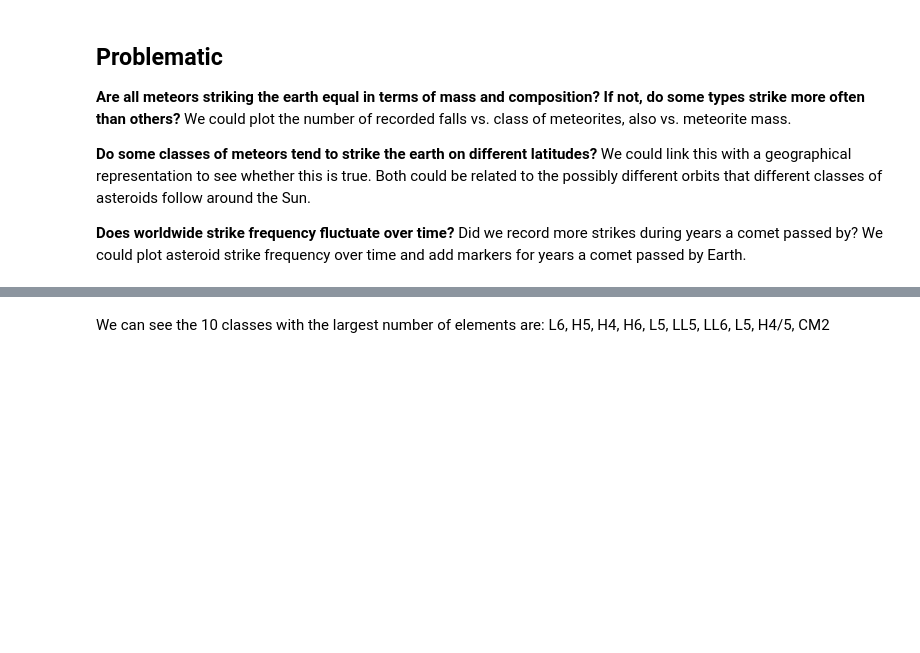
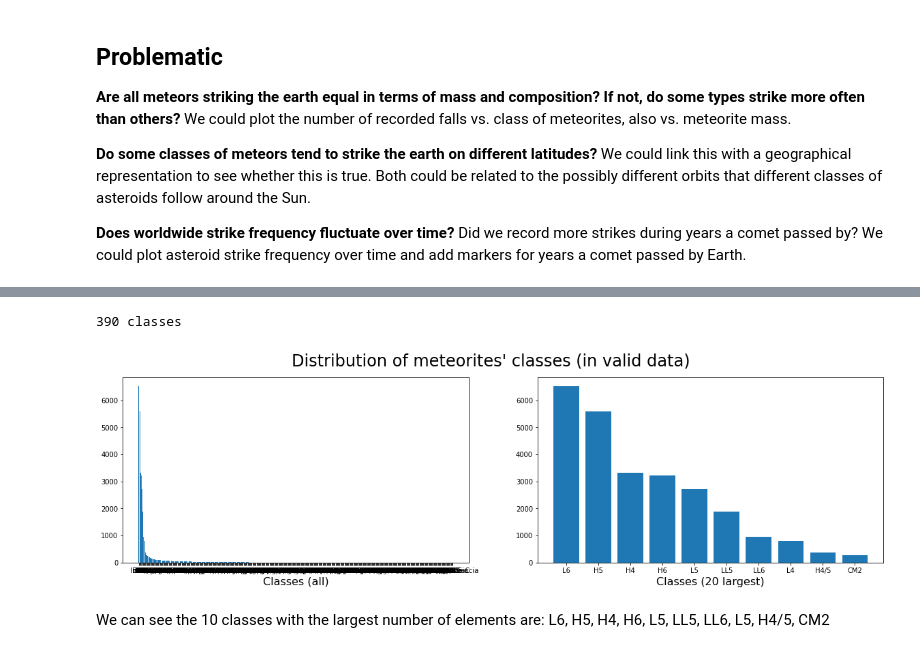
Before and after one commit to com-480-data-visualization/com-480-project-big-yoshi-club, a Jupyter notebook: MeteoriteLandings/Problematic and Data Analysis.ipynb, the cells around one changed output, grey strips where cells are left out. Drawn from its saved outputs; the diff is of its cells as text; code cells hidden in the pictures; blank space fills up the shorter version.

Commit message:
Do more statistics on meteorites, add environment setup

```diff
--- a/MeteoriteLandings/Problematic and Data Analysis.ipynb
+++ b/MeteoriteLandings/Problematic and Data Analysis.ipynb
@@ -166,2 +95,19 @@ Min mass = 0.01, max mass = 60000000.0
+# %%
+# Show some class statistics
+num_classes = valid_data.recclass.nunique()
+print(f"{num_classes} classes")
+
+# Plot distribution of classes
+fig, ax = plt.subplots(1, 2, figsize = (20, 5))
+plt.suptitle("Distribution of meteorites' classes (in valid data)", fontsize = 24)
+ax[0].set_xlabel('Classes (all)', fontsize = 16)
+ax[1].set_xlabel('Classes (20 largest)', fontsize = 16)
+class_sizes = valid_data.groupby(['recclass']).size().sort_values(ascending = False)
+largest_classes = class_sizes[:10]
+_ = ax[0].bar(class_sizes.index, class_sizes.values)
+_ = ax[1].bar(largest_classes.index, largest_classes.values)
+# %% [output]
+390 classes
+[figure, added]
 # %% [markdown]
 We can see the 10 classes with the largest number of elements are: L6, H5, H4, H6, L5, LL5, LL6, L5, H4/5, CM2
```
Also changed, not shown: parts of 10 cells of this notebook, 3 other files.
